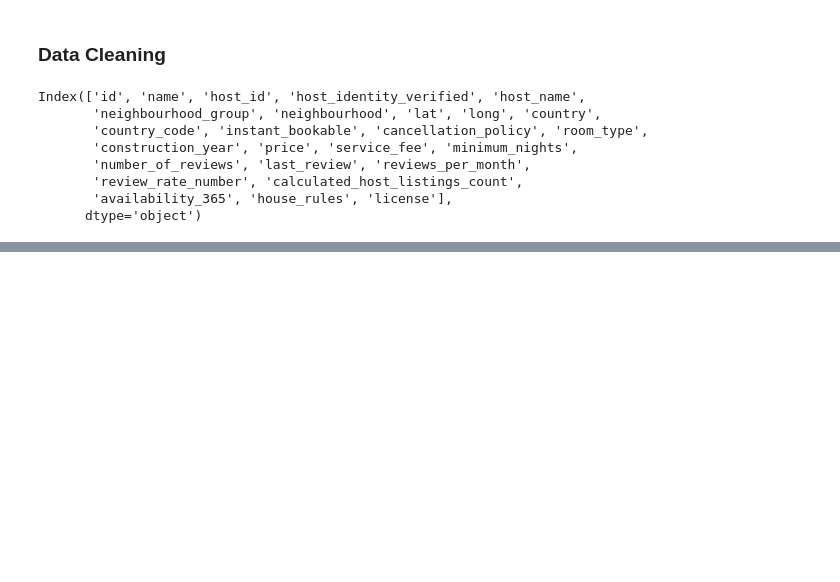
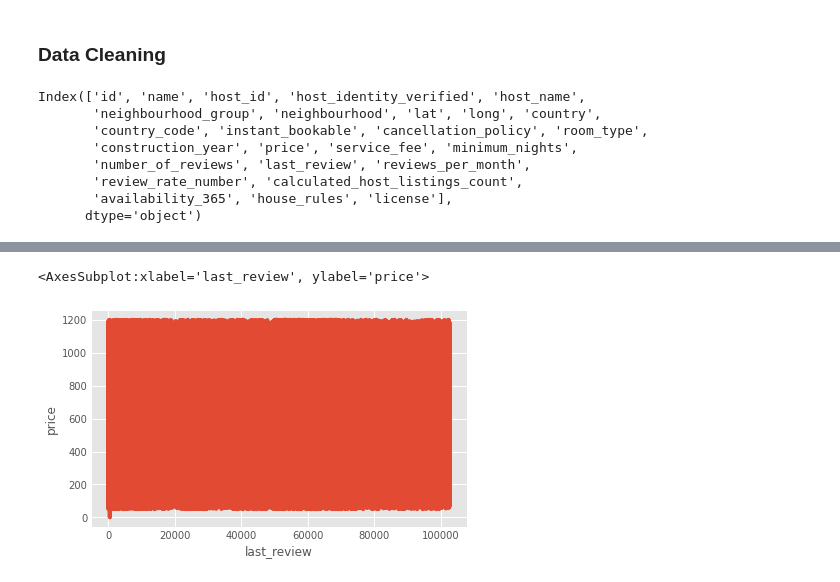
Before and after one commit to til021/Airbnb-Open-Data-Kaggle, a Jupyter notebook: Airbnb Dataset.ipynb, the cells around one changed output, grey strips where cells are left out. Cells and saved outputs as stored; diff of their text form; code cells hidden in the pictures; blank space fills up the shorter version.

```diff
--- a/Airbnb Dataset.ipynb
+++ b/Airbnb Dataset.ipynb
@@ -181,0 +308,6 @@ airbnb.sample(5)
+# %%
+plt.xlabel("last_review")
+sns.lineplot(data=airbnb["price"])
+# %% [output]
+<AxesSubplot:xlabel='last_review', ylabel='price'>
+[figure, added]
```
Also changed, not shown: parts of 27 cells of this notebook.
